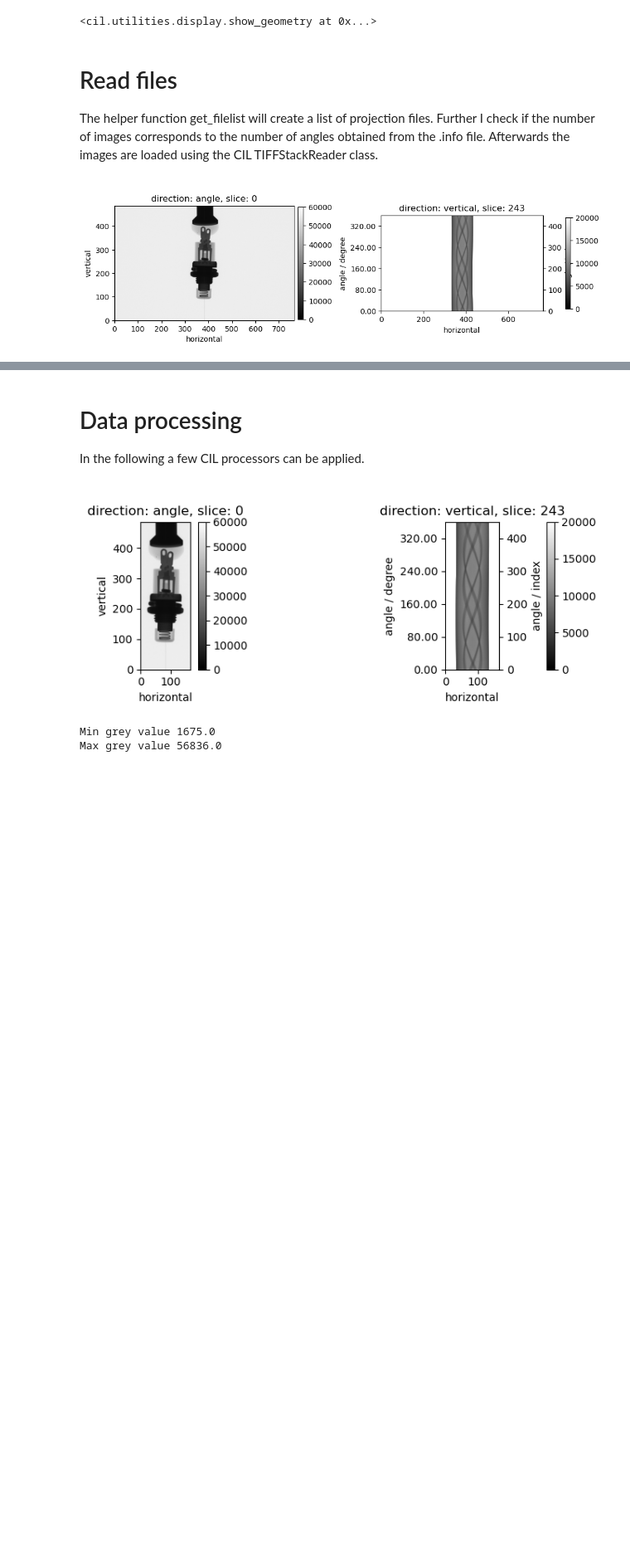
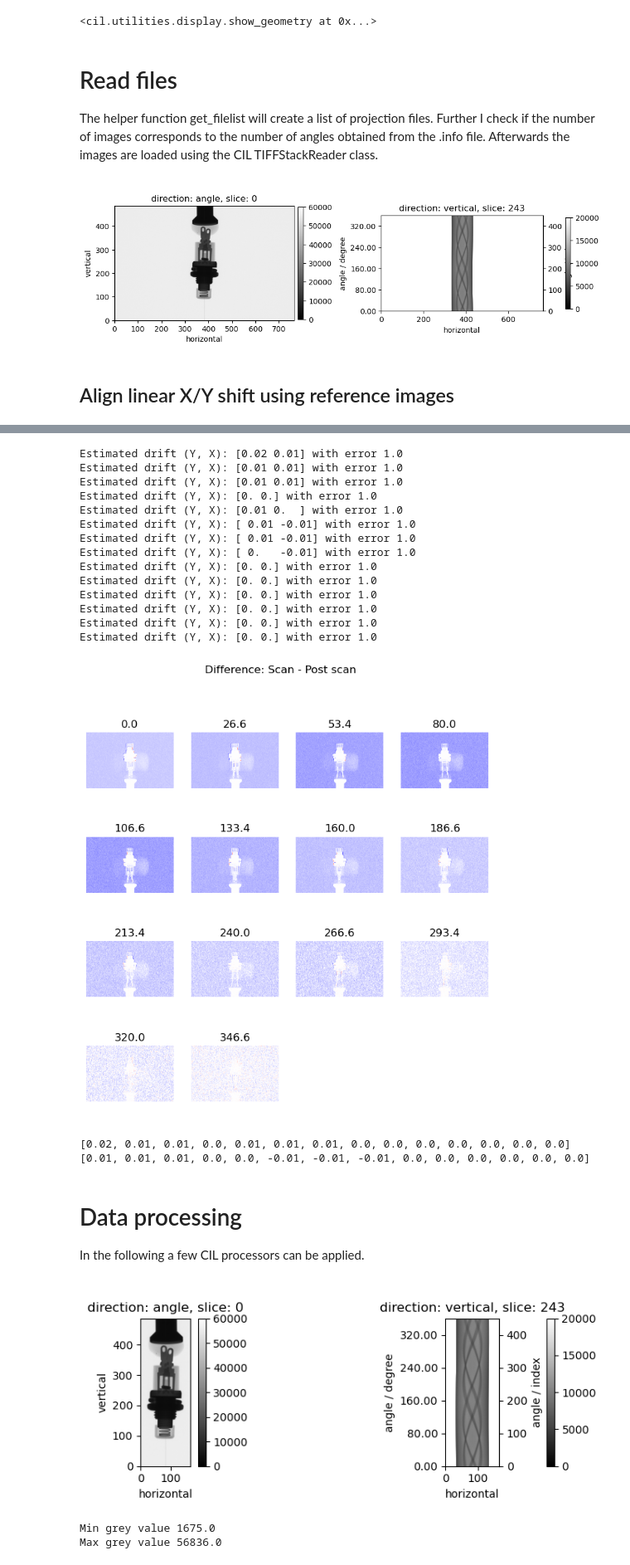
Before and after one commit to tleissner/cil-import-bruker, a Jupyter notebook: bruker2cil.ipynb, the cells around one changed output, grey strips where cells are left out. Shown at 83% size. Drawn from its saved outputs; the diff is of its cells as text; code cells hidden in the pictures; blank space fills up the shorter version.

Commit message:
thermal drift correction

```diff
--- a/bruker2cil.ipynb
+++ b/bruker2cil.ipynb
@@ -102,3 +107,61 @@ proj = reader.read_as_AcquisitionData(ag)
 fig = show2D(proj, slice_list=[('angle',0),('vertical', np.floor_divide(proj.shape[1],2))], size=(10,10), num_cols=2, cmap="gray", fix_range=[(0,60000),(0,20000)])
 # %% [output]
 [figure]
+# %% [markdown]
+## Align linear X/Y shift using reference images
+# %%
+import pandas as pd
+from skimage.registration import phase_cross_correlation
+%autoreload 2
+
+corr_angles_deg, corr_angles_rad = bc.get_reference_angles_from_infofile(infofile, startangle=0)
+corr_filelist = bc.get_filelist(datadir,dataset_prefix,num_digits=8,extension="iif")
+theta_deg, theta_rad = bc.get_angles_from_infofile(infofile)
+
+df_proj = pd.DataFrame({'filename': filelist, 'angle': theta_deg})
+df_correction = pd.DataFrame({'filename': corr_filelist, 'angle': corr_angles_deg})
+
+exact_match = False
+# Define a tolerance (in degrees)
+if exact_match:
+    tolerance = 0
+else:
+    tolerance = (df_proj["angle"].iloc[1] - df_proj["angle"].iloc[0])/2
+
+# Perform a cross join to compare every pair
+df_proj['key'] = 1
+df_correction['key'] = 1
+merged = pd.merge(df_proj, df_correction, on='key', suffixes=('_proj', '_corr')).drop('key', axis=1)
+
+# Filter for rows where angles are close
+matched = merged[np.abs(merged['angle_proj'] - merged['angle_corr']) <= tolerance]
+matched = matched.reset_index(drop=True)
+display(matched)
+
+num_rows, num_cols = int(np.ceil(np.sqrt(len(matched)))),int(np.ceil(np.sqrt(len(matched))))
+fig, axes = plt.subplots(num_rows, num_cols, figsize=(num_cols*2,num_rows*2))
+axes = axes.flatten()  # flatten in case of single row/column
+
+shifts_x, shifts_y = [],[]
+for index, row in matched.iterrows():
+    pre_scan = imageio.v2.imread(row['filename_proj'])
+    post_scan = imageio.v2.imread(row['filename_corr'])
+    diff = post_scan.astype(float) - pre_scan.astype(float)
+    axes[index].imshow(diff, cmap='seismic', vmin=-np.max(np.abs(diff)), vmax=np.max(np.abs(diff)))
+    axes[index].axis('off')
+    axes[index].set_title(f"{str(row['angle_proj'])}")
+
+    # Register post to pre
+    shift_xy, error, _ = phase_cross_correlation(pre_scan, post_scan, upsample_factor=100)
+    print(f"Estimated drift (Y, X): {shift_xy} with error {error}")
+    shifts_x.append(shift_xy[0])
+    shifts_y.append(shift_xy[1])
+
+for empty in range(len(matched),len(axes)):
+    axes[empty].axis('off')
+fig.suptitle("Difference: Scan - Post scan")
+#fig.tight_layout()
+plt.show()
+
+print(shifts_x, shifts_y)
+# %% [output]
@@ -105,3 +183,19 @@ fig = show2D(proj, slice_list=[('angle',0),('vertical', np.floor_divide(proj.sha
+Estimated drift (Y, X): [0.02 0.01] with error 1.0
+Estimated drift (Y, X): [0.01 0.01] with error 1.0
+Estimated drift (Y, X): [0.01 0.01] with error 1.0
+Estimated drift (Y, X): [0. 0.] with error 1.0
+Estimated drift (Y, X): [0.01 0.  ] with error 1.0
+Estimated drift (Y, X): [ 0.01 -0.01] with error 1.0
+Estimated drift (Y, X): [ 0.01 -0.01] with error 1.0
+Estimated drift (Y, X): [ 0.   -0.01] with error 1.0
+Estimated drift (Y, X): [0. 0.] with error 1.0
+Estimated drift (Y, X): [0. 0.] with error 1.0
+Estimated drift (Y, X): [0. 0.] with error 1.0
+Estimated drift (Y, X): [0. 0.] with error 1.0
+Estimated drift (Y, X): [0. 0.] with error 1.0
+Estimated drift (Y, X): [0. 0.] with error 1.0
+[figure, added]
+[0.02, 0.01, 0.01, 0.0, 0.01, 0.01, 0.01, 0.0, 0.0, 0.0, 0.0, 0.0, 0.0, 0.0] [0.01, 0.01, 0.01, 0.0, 0.0, -0.01, -0.01, -0.01, 0.0, 0.0, 0.0, 0.0, 0.0, 0.0]
 # %% [markdown]
 # Data processing
 
```
Also changed, not shown: parts of 4 cells of this notebook, 4 other files.
